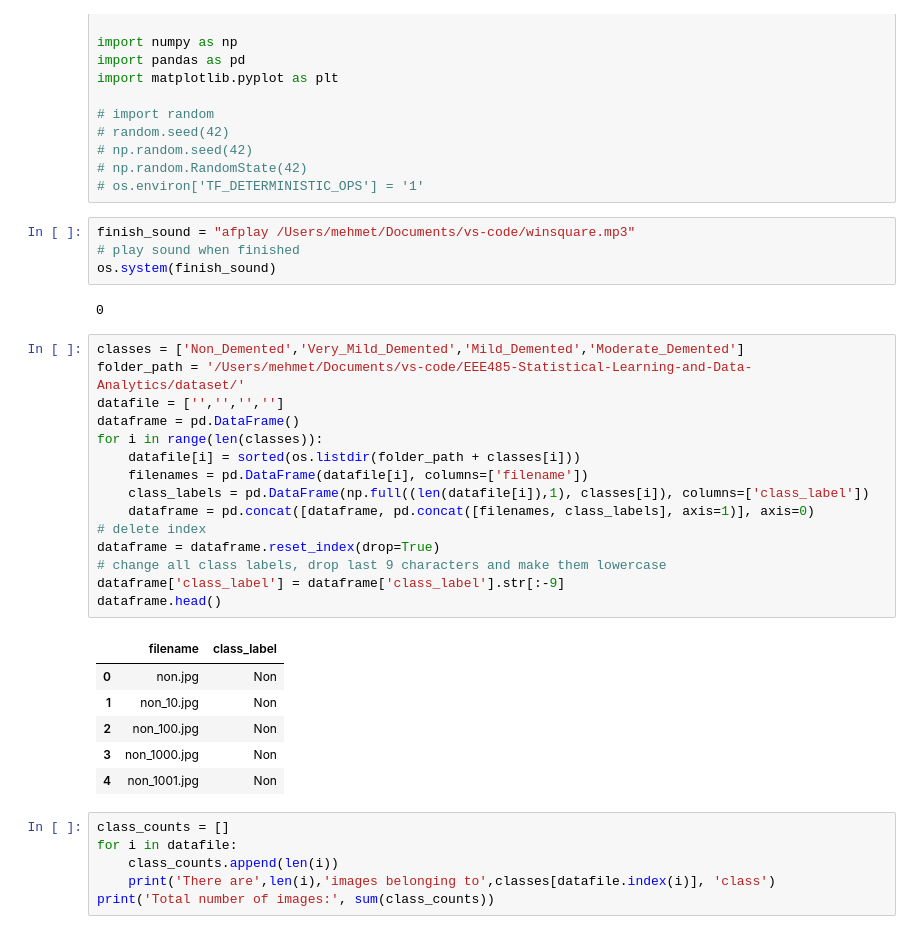
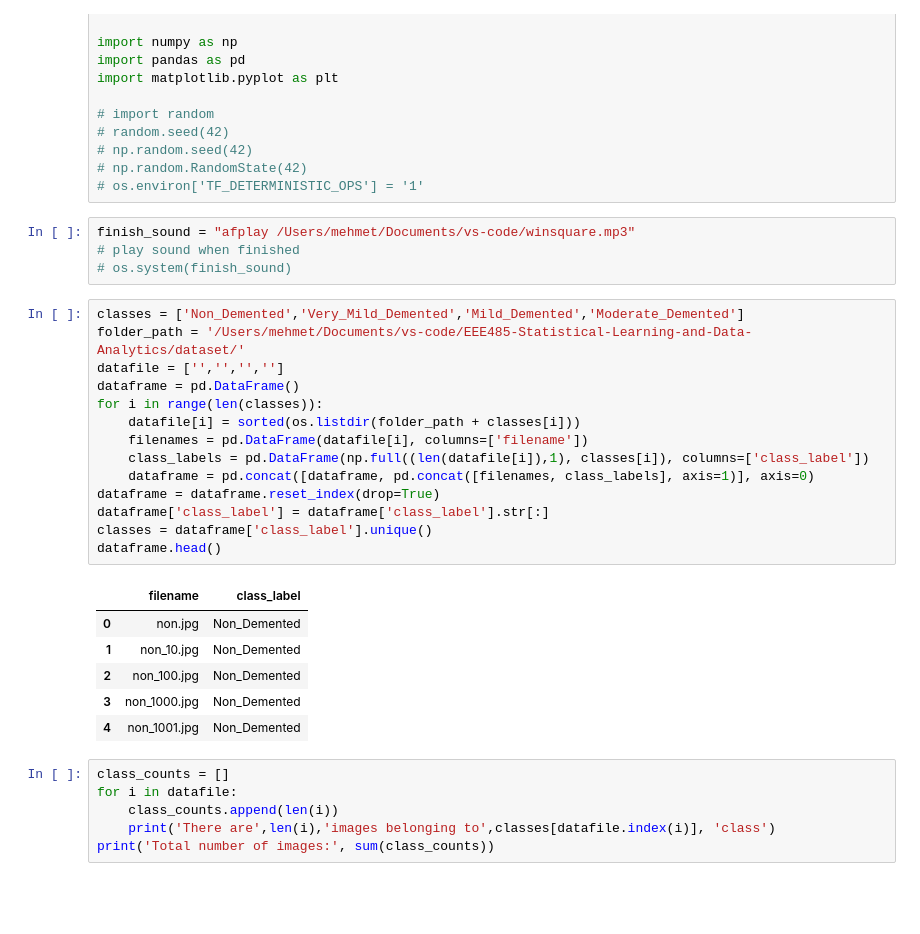
Before and after one commit to mehmetbayik/Alzheimer-MRI-Prediction-from-Scratch, a Jupyter notebook: data-process.ipynb, the cells around one changed output. Drawn from its saved outputs; the diff is of its cells as text; blank space fills up the shorter version.

```diff
--- a/data-process.ipynb
+++ b/data-process.ipynb
@@ -17,31 +17,28 @@ import matplotlib.pyplot as plt
 # %%
 finish_sound = "afplay /Users/mehmet/Documents/vs-code/winsquare.mp3"
 # play sound when finished
-os.system(finish_sound)
+# os.system(finish_sound)
-# %% [output]
-0
 # %%
 classes = ['Non_Demented','Very_Mild_Demented','Mild_Demented','Moderate_Demented']
 folder_path = '/Users/mehmet/Documents/vs-code/EEE485-Statistical-Learning-and-Data-Analytics/dataset/'
 datafile = ['','','','']
 dataframe = pd.DataFrame()
 for i in range(len(classes)):
     datafile[i] = sorted(os.listdir(folder_path + classes[i]))
     filenames = pd.DataFrame(datafile[i], columns=['filename'])
     class_labels = pd.DataFrame(np.full((len(datafile[i]),1), classes[i]), columns=['class_label'])
     dataframe = pd.concat([dataframe, pd.concat([filenames, class_labels], axis=1)], axis=0)
-# delete index
 dataframe = dataframe.reset_index(drop=True)
-# change all class labels, drop last 9 characters and make them lowercase
-dataframe['class_label'] = dataframe['class_label'].str[:-9]
+dataframe['class_label'] = dataframe['class_label'].str[:]
+classes = dataframe['class_label'].unique()
 dataframe.head()
 # %% [output]
 |  | filename | class_label |
-| 0 | non.jpg | Non |
-| 1 | non_10.jpg | Non |
-| 2 | non_100.jpg | Non |
-| 3 | non_1000.jpg | Non |
-| 4 | non_1001.jpg | Non |
+| 0 | non.jpg | Non_Demented |
+| 1 | non_10.jpg | Non_Demented |
+| 2 | non_100.jpg | Non_Demented |
+| 3 | non_1000.jpg | Non_Demented |
+| 4 | non_1001.jpg | Non_Demented |
 # %%
 class_counts = []
 for i in datafile:
```
Also changed, not shown: parts of 8 cells of this notebook, 1 other file.
